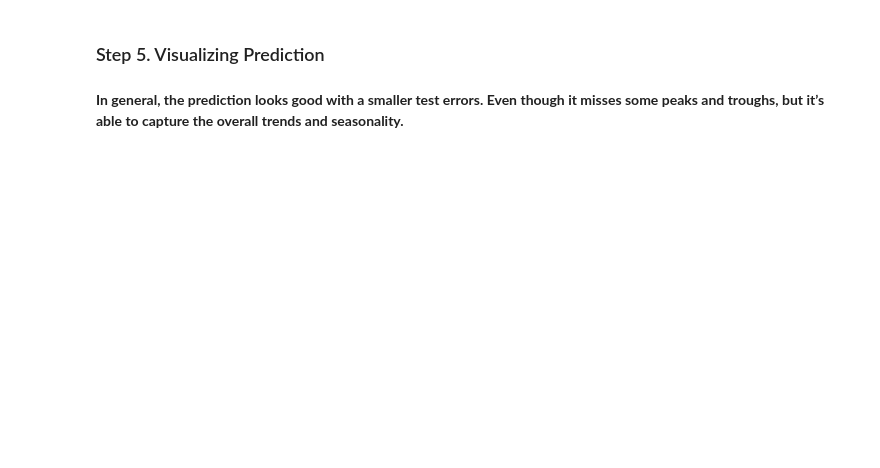
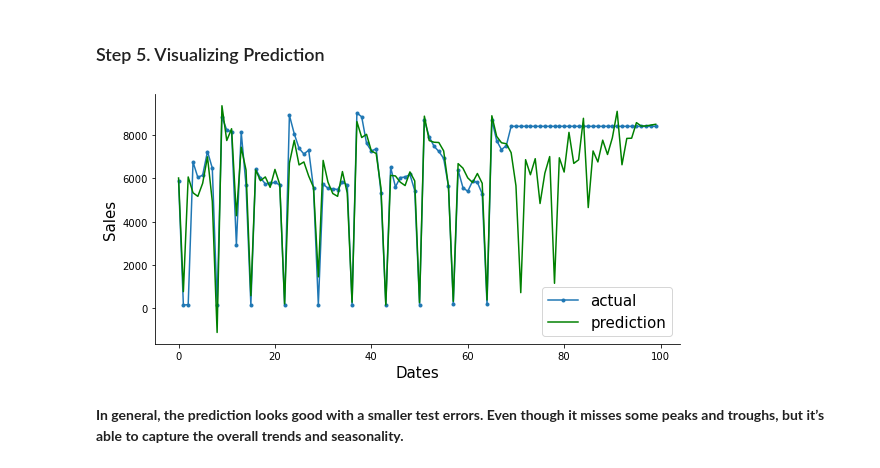
Before and after one commit to ekubay/Rossmann_Pharmaceutical_sales_Prediction, a Jupyter notebook: notebooks/models.ipynb, the cells around one changed output. Saved outputs shown, nothing was run; the diff lists cells and outputs as text; code cells hidden in the pictures; blank space fills up the shorter version.

```diff
--- a/notebooks/models.ipynb
+++ b/notebooks/models.ipynb
@@ -327,6 +342,25 @@ The key idea here: time-series datasets are sequences.
 ### Step 1: Data Preprocessing
 - RNN input shape: (batch_size, window size, input_features)
 - Import helper function to create matrix
+# %%
+def convert2matrix(data_arr, look_back):
+    X, Y =[], []
+    for i in range(len(data_arr)-look_back):
+        d=i+look_back
+        X.append(data_arr[i:d,])
+        Y.append(data_arr[d,])
+    return np.array(X), np.array(Y)
+# %%
+train_size = 842
+train,test = sales_df.values[0:train_size,:], sales_df.values[train_size:len(sales_df.values),:]
+look_back = 30 #create window size as look_back=30
+test = np.append(test,np.repeat(test[-1,], look_back))
+train = np.append(train,np.repeat(train[-1,],look_back))
+trainX,trainY =convert2matrix(train,look_back)
+testX,testY =convert2matrix(test, look_back)
+# reshape input to be [samples, window size, features]
+trainX = np.reshape(trainX, (trainX.shape[0], 1, trainX.shape[1]))
+testX = np.reshape(testX, (testX.shape[0], 1, testX.shape[1]))
 # %% [markdown]
 ### Step 2: Define neural network shape and compile model
 
@@ -363,17 +428,22 @@ model_loss(history)
 # %% [markdown]
 ### Step 5. Visualizing Prediction
 # %%
-def prediction_plot(testY, test_predict,look_back):
-    len_prediction=[x for x in range(len(testY)-look_back)]
-    plt.plot(len_prediction, testY[:l], marker='.', label="actual")
-    plt.plot(len_prediction, test_predict[:l], 'r', label="prediction")
+def prediction_plot(testY, test_predict, look_back):
+    len_prediction=[x for x in range(len(testY))]
+    plt.figure(figsize=(8,4))
+    plt.plot(len_prediction, testY[:], marker='.', label="actual")
+    plt.plot(len_prediction, test_predict[:], 'g', label="prediction")
     plt.tight_layout()
     sns.despine(top=True)
     plt.subplots_adjust(left=0.07)
-    plt.ylabel('Ads Daily Spend', size=15)
-    plt.xlabel('Time step', size=15)
+    plt.ylabel('Sales', size=15)
+    plt.xlabel('Dates', size=15)
     plt.legend(fontsize=15)
-    plt.show()
+    plt.show();
+# %%
+prediction_plot(testY, test_predict, look_back)
+# %% [output]
+[figure, added]
 # %% [markdown]
 **In general, the prediction looks good with a smaller test errors. Even though it misses some peaks and troughs, but it’s able to capture the overall trends and seasonality.**
 # %%
```
Also changed, not shown: parts of 69 cells of this notebook.
